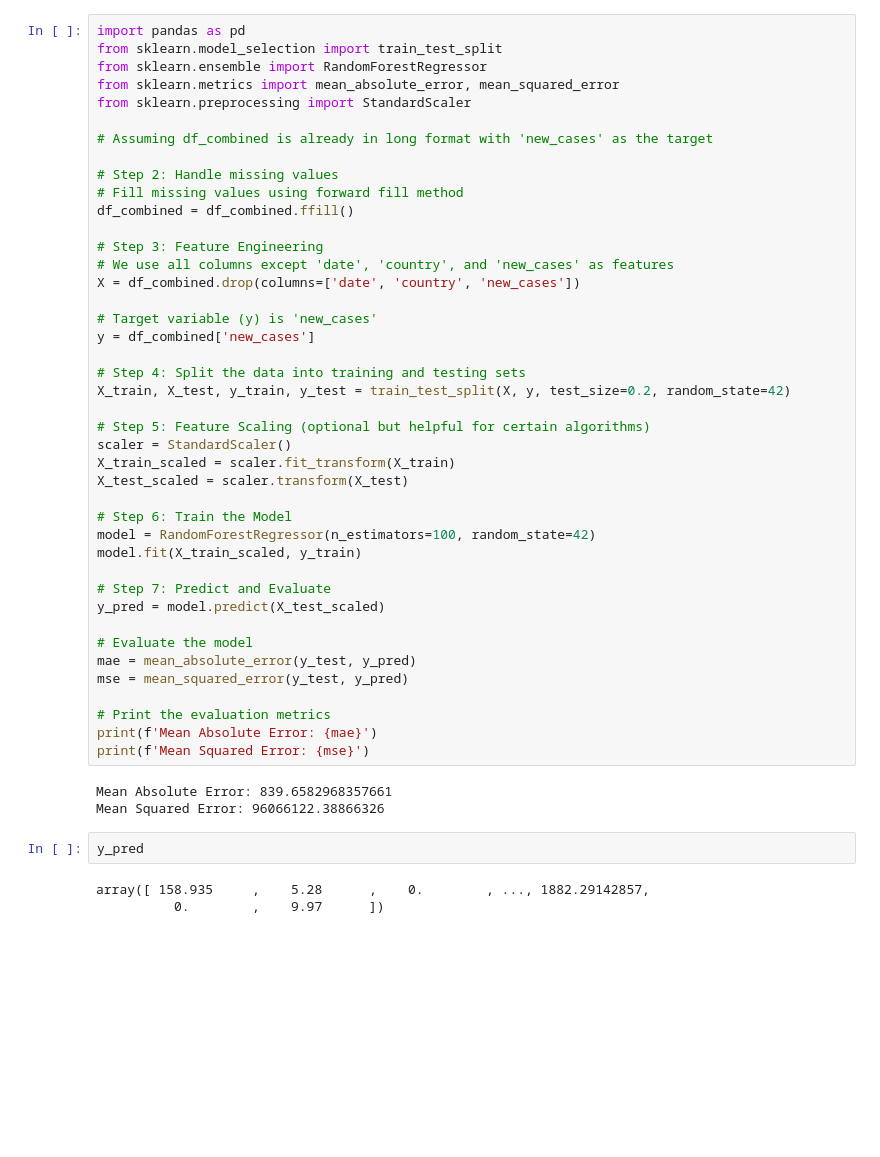
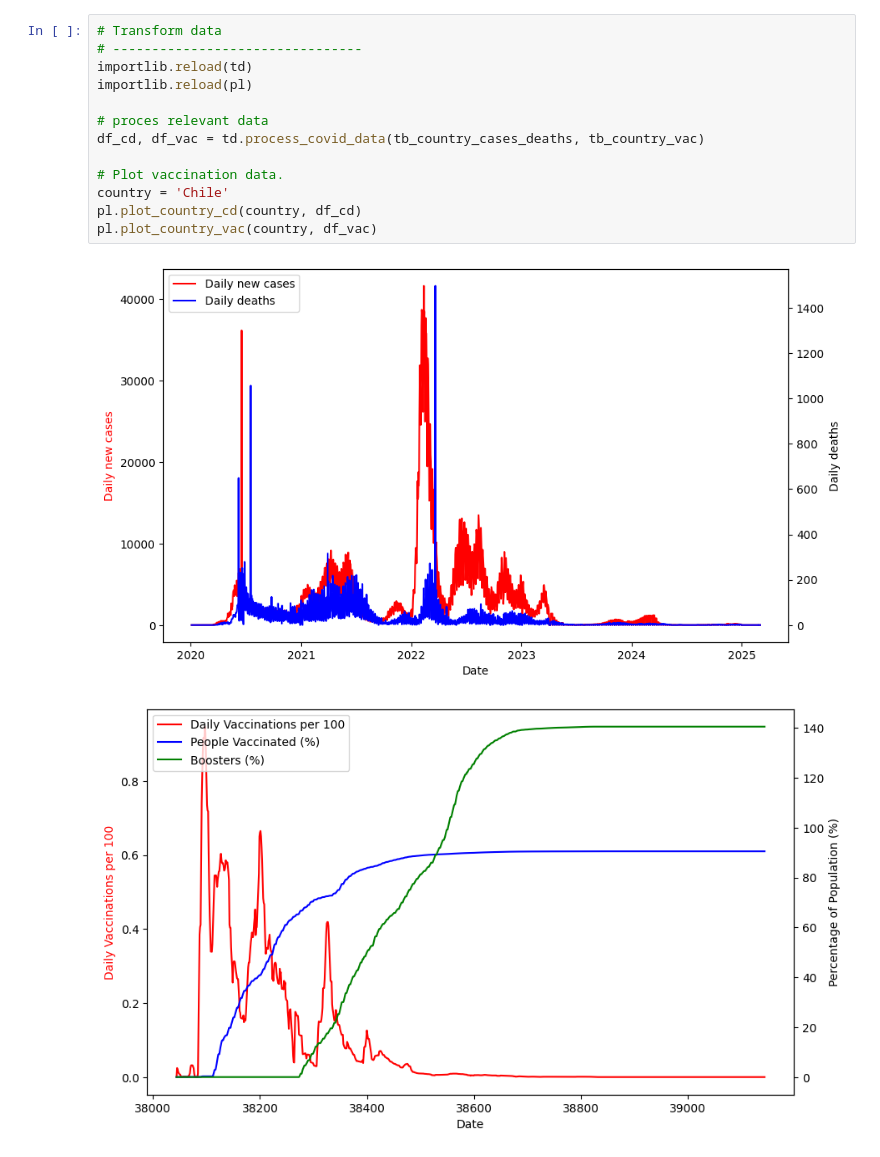
Before and after one commit to hs-radio/Covid19-project, a Jupyter notebook: main.ipynb, the cells around one changed output. Cells and saved outputs as stored; diff of their text form; blank space fills up the shorter version.

Commit message:
pre-processing is mostly done. readme file and comments in general need to be cleaned up

```diff
--- a/main.ipynb
+++ b/main.ipynb
@@ -87,50 +27,16 @@ print(df_combined.head())
-# %%
-import pandas as pd
-from sklearn.model_selection import train_test_split
-from sklearn.ensemble import RandomForestRegressor
-from sklearn.metrics import mean_absolute_error, mean_squared_error
-from sklearn.preprocessing import StandardScaler
-
-# Assuming df_combined is already in long format with 'new_cases' as the target
-
-# Step 2: Handle missing values
-# Fill missing values using forward fill method
-df_combined = df_combined.ffill()
-
-# Step 3: Feature Engineering
-# We use all columns except 'date', 'country', and 'new_cases' as features
-X = df_combined.drop(columns=['date', 'country', 'new_cases'])
-
-# Target variable (y) is 'new_cases'
-y = df_combined['new_cases']
-
-# Step 4: Split the data into training and testing sets
-X_train, X_test, y_train, y_test = train_test_split(X, y, test_size=0.2, random_state=42)
-
-# Step 5: Feature Scaling (optional but helpful for certain algorithms)
-scaler = StandardScaler()
-X_train_scaled = scaler.fit_transform(X_train)
-X_test_scaled = scaler.transform(X_test)
-
-# Step 6: Train the Model
-model = RandomForestRegressor(n_estimators=100, random_state=42)
-model.fit(X_train_scaled, y_train)
-
-# Step 7: Predict and Evaluate
-y_pred = model.predict(X_test_scaled)
-
-# Evaluate the model
-mae = mean_absolute_error(y_test, y_pred)
-mse = mean_squared_error(y_test, y_pred)
-
-# Print the evaluation metrics
-print(f'Mean Absolute Error: {mae}')
-print(f'Mean Squared Error: {mse}')
-# %% [output]
-Mean Absolute Error: 839.6582968357661
-Mean Squared Error: 96066122.38866326
-# %%
-y_pred
-# %% [output]
-array([ 158.935     ,    5.28      ,    0.        , ..., 1882.29142857,
-          0.        ,    9.97      ])
+# %%
+# Transform data
+# --------------------------------
+importlib.reload(td)
+importlib.reload(pl)
+
+# proces relevant data
+df_cd, df_vac = td.process_covid_data(tb_country_cases_deaths, tb_country_vac)
+
+# Plot vaccination data.
+country = 'Chile'
+pl.plot_country_cd(country, df_cd)
+pl.plot_country_vac(country, df_vac)
+# %% [output]
+[figure, added]
+[figure, added]
```
Also changed, not shown: parts of 4 cells of this notebook, 3 other files.
